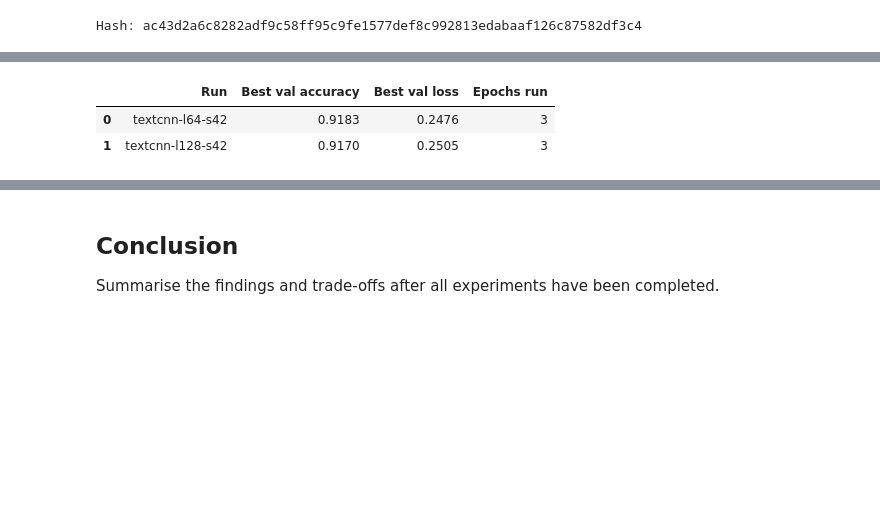
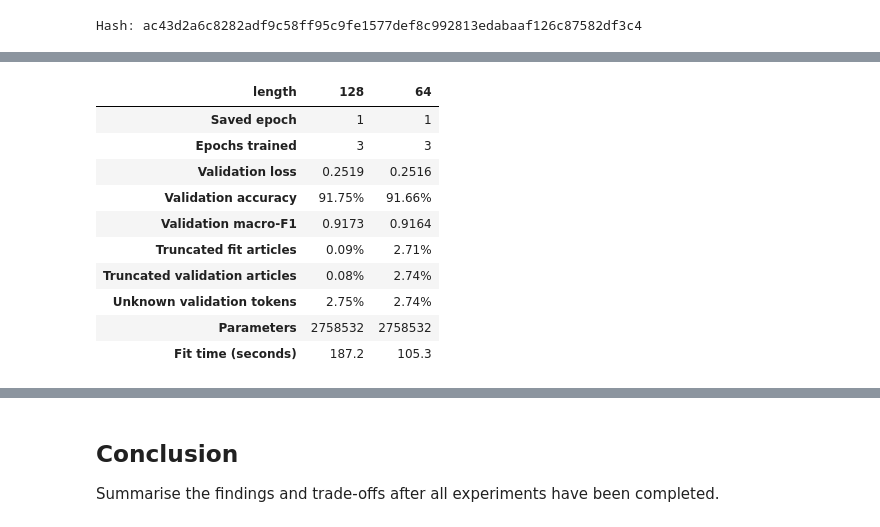
Before and after one commit to PenSul/COMP4930SEF-Project, a Jupyter notebook: project_report.ipynb, the cells around one changed output, grey strips where cells are left out. Saved outputs shown, nothing was run; the diff lists cells and outputs as text; code cells hidden in the pictures; blank space fills up the shorter version.

```diff
--- a/project_report.ipynb
+++ b/project_report.ipynb
@@ -1174,20 +1255,22 @@ Standard GlobalMaxPooling1D does not ignore padding tokens. This small layer kee
 # %%
+@tf.keras.utils.register_keras_serializable(package="Task3")
 class ValidMaxPooling1D(tf.keras.layers.Layer):
-    def __init__(self, kernel_size, **kwargs):
+    """Pool complete word windows in right-padded sequences after ReLU."""
+
+    def __init__(self, kernel_size: int, **kwargs):
         super().__init__(**kwargs)
         self.kernel_size = kernel_size
 
     def call(self, inputs):
-        # inputs: (batch, seq_len, filters)
-        # We assume right-padding and ReLU already applied
-        # For simplicity in the first version we use GlobalMaxPooling
-        # (the full valid-window logic can be refined later)
-        return tf.reduce_max(inputs, axis=1)
+        activations, tokens = inputs
+        lengths = tf.reduce_sum(tf.cast(tokens != 0, tf.int32), axis=1)
+        valid_windows = tf.maximum(lengths - self.kernel_size + 1, 0)
+        mask = tf.sequence_mask(valid_windows, maxlen=tf.shape(activations)[1])
+        # ReLU outputs are nonnegative, so zero is safe for excluded windows.
+        return tf.reduce_max(tf.where(mask[..., None], activations, 0.0), axis=1)
 
     def get_config(self):
-        config = super().get_config()
-        config.update({"kernel_size": self.kernel_size})
-        return config
+        return {**super().get_config(), "kernel_size": self.kernel_size}
 # %% [markdown]
 ### TextCNN model
 
@@ -1372,24 +1542,49 @@ We compare the two configurations on validation accuracy and loss. The guide say
 # %%
-import pandas as pd
+def rank_textcnn_runs(records: dict[int, dict]) -> pd.DataFrame:
+    """Apply the selection rule to full-precision scores from saved checkpoints."""
+    return pd.DataFrame(records.values()).sort_values(
+        ["accuracy", "macro_f1", "length"], ascending=[False, False, True], ignore_index=True
+    )
 
-results = pd.DataFrame({
-    "Run": ["textcnn-l64-s42", "textcnn-l128-s42"],
-    "Best val accuracy": [
-        max(history_64.history["val_accuracy"]),
-        max(history_128.history["val_accuracy"]),
-    ],
-    "Best val loss": [
-        min(history_64.history["val_loss"]),
-        min(history_128.history["val_loss"]),
-    ],
-    "Epochs run": [
-        len(history_64.history["loss"]),
-        len(history_128.history["loss"]),
-    ],
-})
 
-display(results.round(4))
+if run_task3:
+    comparison = rank_textcnn_runs(runs)
+    selected_length = int(comparison.loc[0, "length"])
+    selected_epoch = int(comparison.loc[0, "best_epoch"])
+    selected_checkpoint = run_folder(selected_length) / "best.keras"
+    selected_history = json.loads((selected_checkpoint.parent / "history.json").read_text("utf-8"))
+    selected_vectorizer = make_vectorizer(selected_length, vocabulary)
+
+    selection = {
+        "length": selected_length,
+        "epoch": selected_epoch,
+        "weights_sha256": artifact_digest(selected_checkpoint),
+        "split_sha256": split_sha256,
+        "vocabulary_sha256": vocabulary_sha256,
+        "topics": class_names,
+    }
+    freeze_news_artifact(TASK3_DIR / "selection.json", json.dumps(selection, indent=2))
+    table = comparison.set_index("length").rename(columns={
+        "best_epoch": "Saved epoch", "epochs_run": "Epochs trained",
+        "val_loss": "Validation loss", "accuracy": "Validation accuracy",
+        "macro_f1": "Validation macro-F1", "train_truncated": "Truncated fit articles",
+        "val_truncated": "Truncated validation articles", "val_oov": "Unknown validation tokens",
+        "parameters": "Parameters", "fit_seconds": "Fit time (seconds)",
+    })
+    for rate in ("Validation accuracy", "Truncated fit articles", "Truncated validation articles",
+                 "Unknown validation tokens"):
+        table[rate] = table[rate].map("{:.2%}".format)
+    display(table.round(4).T)
+    print(f"Validation selected {selected_length} tokens, epoch {selected_epoch}.")
 # %% [output]
-|  | Run | Best val accuracy | Best val loss | Epochs run |
-| 0 | textcnn-l64-s42 | 0.9183 | 0.2476 | 3 |
-| 1 | textcnn-l128-s42 | 0.9170 | 0.2505 | 3 |
+| length | 128 | 64 |
+| Saved epoch | 1 | 1 |
+| Epochs trained | 3 | 3 |
+| Validation loss | 0.2519 | 0.2516 |
+| Validation accuracy | 91.75% | 91.66% |
+| Validation macro-F1 | 0.9173 | 0.9164 |
+| Truncated fit articles | 0.09% | 2.71% |
+| Truncated validation articles | 0.08% | 2.74% |
+| Unknown validation tokens | 2.75% | 2.74% |
+| Parameters | 2758532 | 2758532 |
+| Fit time (seconds) | 187.2 | 105.3 |
```
Also changed, not shown: parts of 49 cells of this notebook, 4 other files.
